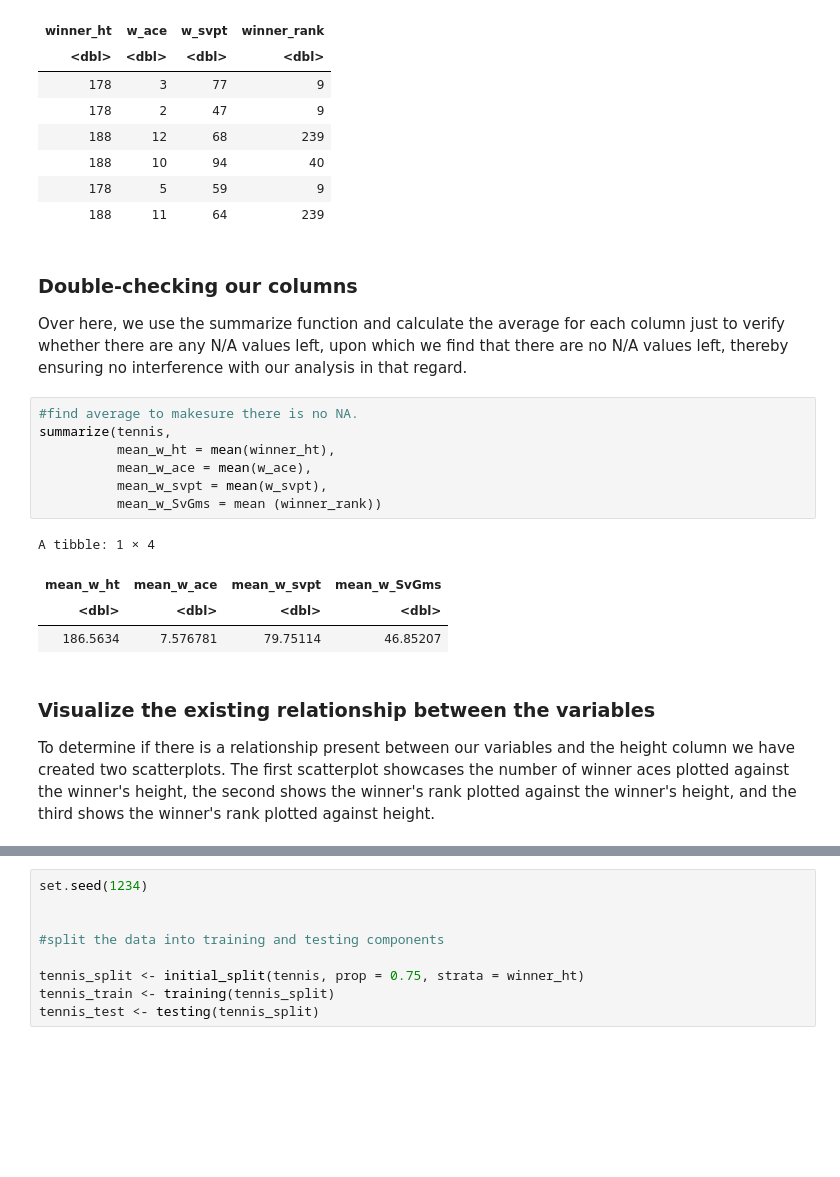
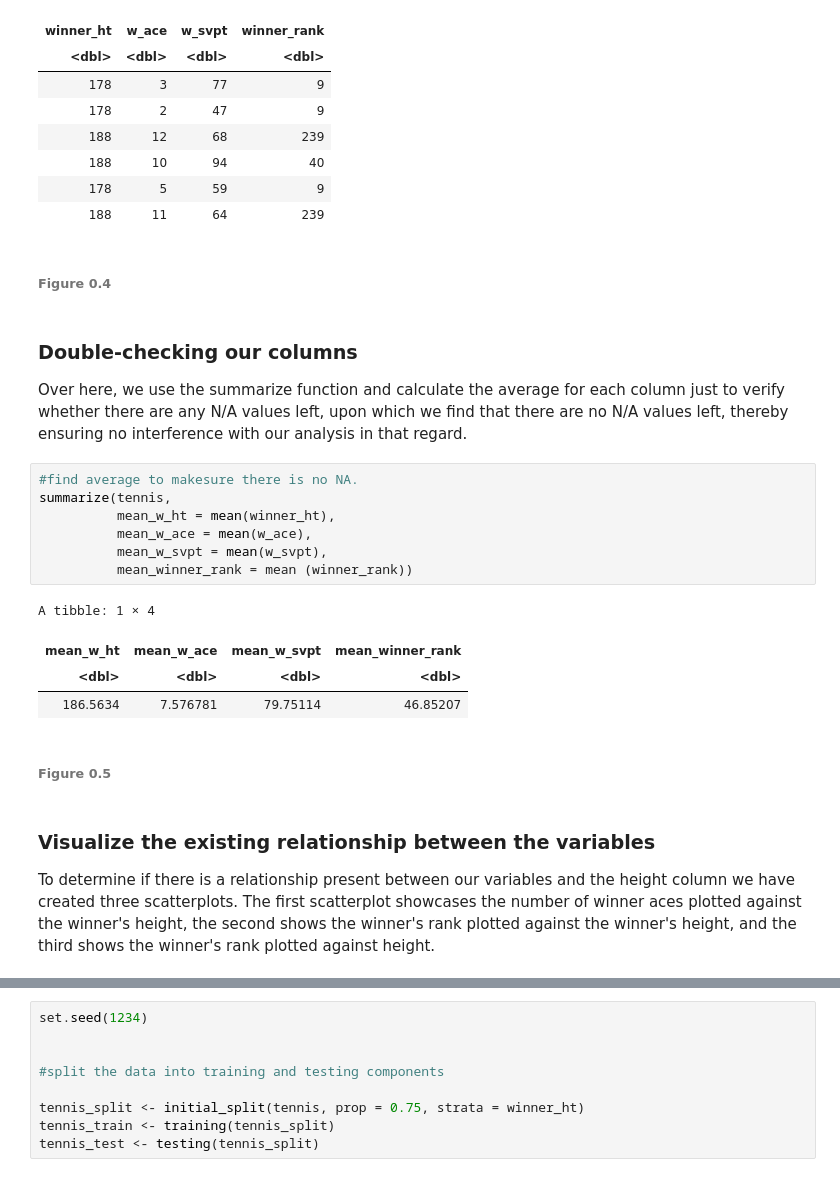
Before and after one commit to Tom0809/Group-Project, a Jupyter notebook: Group Project.ipynb, the cells around one changed output, grey strips where cells are left out. Cells and saved outputs as stored; diff of their text form; blank space fills up the shorter version.

```diff
--- a/Group Project.ipynb
+++ b/Group Project.ipynb
@@ -119,23 +120,27 @@ A tibble: 6 × 4
 | 188 | 10 | 94 | 40 |
 | 178 | 5 | 59 | 9 |
 | 188 | 11 | 64 | 239 |
+# %% [markdown]
+###### Figure 0.4
 # %% [markdown]
 ### Double-checking our columns
 Over here, we use the summarize function and calculate the average for each column just to verify whether there are any N/A values left, upon which we find that there are no N/A values left, thereby ensuring no interference with our analysis in that regard.
 # %%
 #find average to makesure there is no NA.
 summarize(tennis,
           mean_w_ht = mean(winner_ht),
           mean_w_ace = mean(w_ace),
           mean_w_svpt = mean(w_svpt),
-          mean_w_SvGms = mean (winner_rank))
+          mean_winner_rank = mean (winner_rank))
 # %% [output]
 A tibble: 1 × 4
-| mean_w_ht | mean_w_ace | mean_w_svpt | mean_w_SvGms |
+| mean_w_ht | mean_w_ace | mean_w_svpt | mean_winner_rank |
 | <dbl> | <dbl> | <dbl> | <dbl> |
 | 186.5634 | 7.576781 | 79.75114 | 46.85207 |
+# %% [markdown]
+###### Figure 0.5
 # %% [markdown]
 ### Visualize the existing relationship between the variables
 
-To determine if there is a relationship present between our variables and the height column we have created two scatterplots. The first scatterplot showcases the number of winner aces plotted against the winner's height, the second shows the winner's rank plotted against the winner's height, and the third shows the winner's rank plotted against height.
+To determine if there is a relationship present between our variables and the height column we have created three scatterplots. The first scatterplot showcases the number of winner aces plotted against the winner's height, the second shows the winner's rank plotted against the winner's height, and the third shows the winner's rank plotted against height.
 # %%
```
Also changed, not shown: parts of 35 cells of this notebook.
